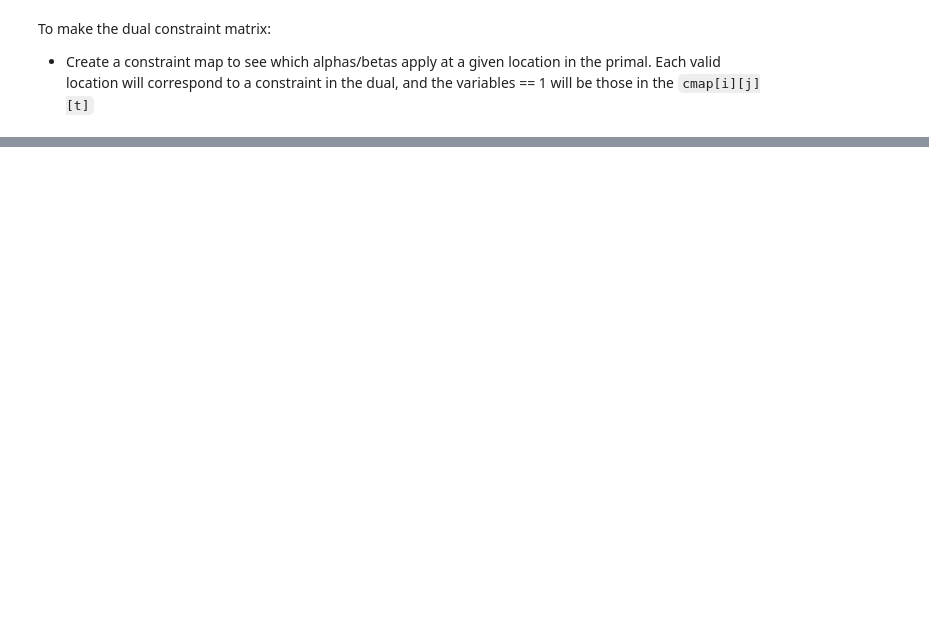
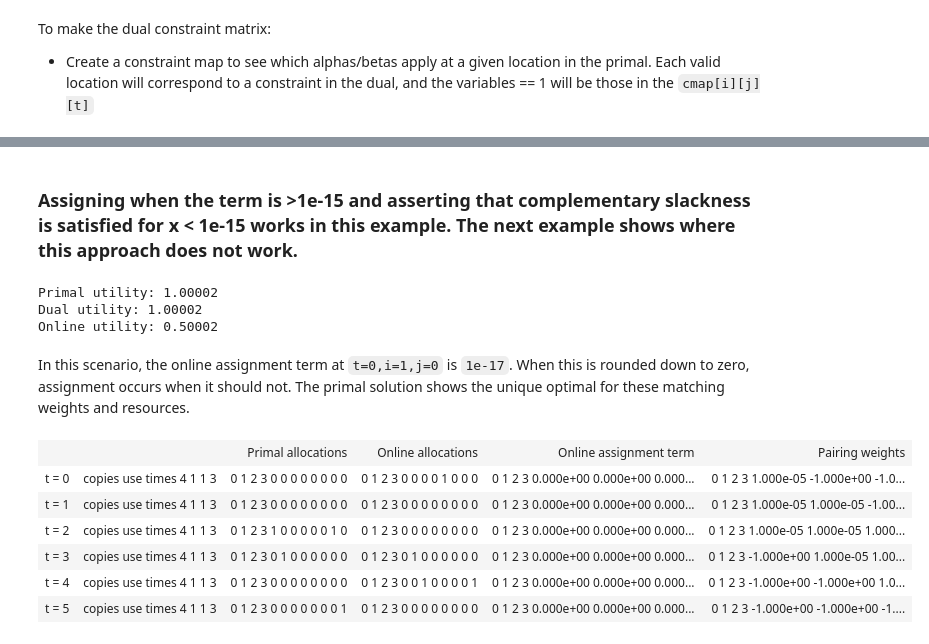
Before and after one commit to lguerdan/dynamic-matching-solver, a Jupyter notebook: v2_dynamic_matching_lp_solver_expansion2.ipynb, the cells around one changed output, grey strips where cells are left out. Drawn from its saved outputs; the diff is of its cells as text; code cells hidden in the pictures; blank space fills up the shorter version.

```diff
--- a/v2_dynamic_matching_lp_solver_expansion2.ipynb
+++ b/v2_dynamic_matching_lp_solver_expansion2.ipynb
@@ -433,12 +306,0 @@ def check_comp_slackness(I,J,T,alphas,valid_atches):
-# %%
-J = 10 # number of agents
-d = 2 # wait time for each agent
-
-I = 3 # number of resources
-k=np.array([1,20,8]) # use times
-c=np.array([J,2,1]) # number of copies
-
-
-T = J+d # total time for matches to occur
-
-# valid_matches, pairing_weights = create_tableau(I,J,T)
@@ -722,0 +586,47 @@ def display_3D(tableaus_int, tableaus_float, names, c, k, T):
+# %% [markdown]
+### Assigning when the term is >1e-15 and asserting that complementary slackness is satisfied for x < 1e-15 works in this example. The next example shows where this approach does not work.
+# %%
+pairing_weights = -1 * np.ones((2,4,6))
+
+pairing_weights[:,:,0] = np.array([[1e-5, -1, -1, -1], [.2, -1, -1, -1]])#
+pairing_weights[:,:,1] = np.array([[1e-5, 1e-5, -1, -1],[.2, .28, -1, -1]])#
+pairing_weights[:,:,2] = np.array([[1e-5, 1e-5, 1e-5,-1],[.2, .28, .7, -1]])#
+pairing_weights[:,:,3] = np.array([[-1, 1e-5, 1e-5, 1e-5],[-1, .28, .7, .3]])#
+pairing_weights[:,:,4] = np.array([[-1, -1, 1e-5, 1e-5],[-1, -1, .7, .3]])
+pairing_weights[:,:,5] = np.array([[-1, -1, -1, 1e-5],[-1, -1, -1, .3]])
+
+valid_matches = np.zeros(pairing_weights.shape, np.int)
+valid_matches[pairing_weights != -1] = 1
+
+J=4
+I=2
+T = J+d
+d=2
+
+
+k=np.array([1,3]) # use times
+c=np.array([J,1,1]) # number of copies
+
+objp, allocs = primal_solutions(pairing_weights, I, J, T)
+objd, alphas, betas = dual_solutions(valid_matches,pairing_weights, I, J, T)
+objo, online_allocs,comps = online_matching(I,J,T,k,c,alphas,betas,valid_matches,pairing_weights, 1e-15)
+
+print("Primal utility:",objp)
+print("Dual utility:",objd)
+print("Online utility:",objo)
+# %% [output]
+Primal utility: 1.00002
+Dual utility: 1.00002
+Online utility: 0.50002
+# %% [markdown]
+In this scenario, the online assignment term at `t=0,i=1,j=0` is `1e-17`. When this is rounded down to zero, assignment occurs when it should not. The primal solution shows the unique optimal for these matching weights and resources.
+# %%
+display_3D([allocs, online_allocs], [comps, pairing_weights], names, c, k, T)
+# %% [output]
+|  |  | Primal allocations | Online allocations | Online assignment term | Pairing weights |
+| t = 0 | copies use times 4 1 1 3 | 0 1 2 3 0 0 0 0 0 0 0 0 | 0 1 2 3 0 0 0 0 1 0 0 0 | 0 1 2 3 0.000e+00 0.000e+00 0.000... | 0 1 2 3 1.000e-05 -1.000e+00 -1.0... |
+| t = 1 | copies use times 4 1 1 3 | 0 1 2 3 0 0 0 0 0 0 0 0 | 0 1 2 3 0 0 0 0 0 0 0 0 | 0 1 2 3 0.000e+00 0.000e+00 0.000... | 0 1 2 3 1.000e-05 1.000e-05 -1.00... |
+| t = 2 | copies use times 4 1 1 3 | 0 1 2 3 1 0 0 0 0 0 1 0 | 0 1 2 3 0 0 0 0 0 0 0 0 | 0 1 2 3 0.000e+00 0.000e+00 0.000... | 0 1 2 3 1.000e-05 1.000e-05 1.000... |
+| t = 3 | copies use times 4 1 1 3 | 0 1 2 3 0 1 0 0 0 0 0 0 | 0 1 2 3 0 1 0 0 0 0 0 0 | 0 1 2 3 0.000e+00 0.000e+00 0.000... | 0 1 2 3 -1.000e+00 1.000e-05 1.00... |
+| t = 4 | copies use times 4 1 1 3 | 0 1 2 3 0 0 0 0 0 0 0 0 | 0 1 2 3 0 0 1 0 0 0 0 1 | 0 1 2 3 0.000e+00 0.000e+00 0.000... | 0 1 2 3 -1.000e+00 -1.000e+00 1.0... |
+| t = 5 | copies use times 4 1 1 3 | 0 1 2 3 0 0 0 0 0 0 0 1 | 0 1 2 3 0 0 0 0 0 0 0 0 | 0 1 2 3 0.000e+00 0.000e+00 0.000... | 0 1 2 3 -1.000e+00 -1.000e+00 -1.... |
```
Also changed, not shown: parts of 71 cells of this notebook, 4 other files.
